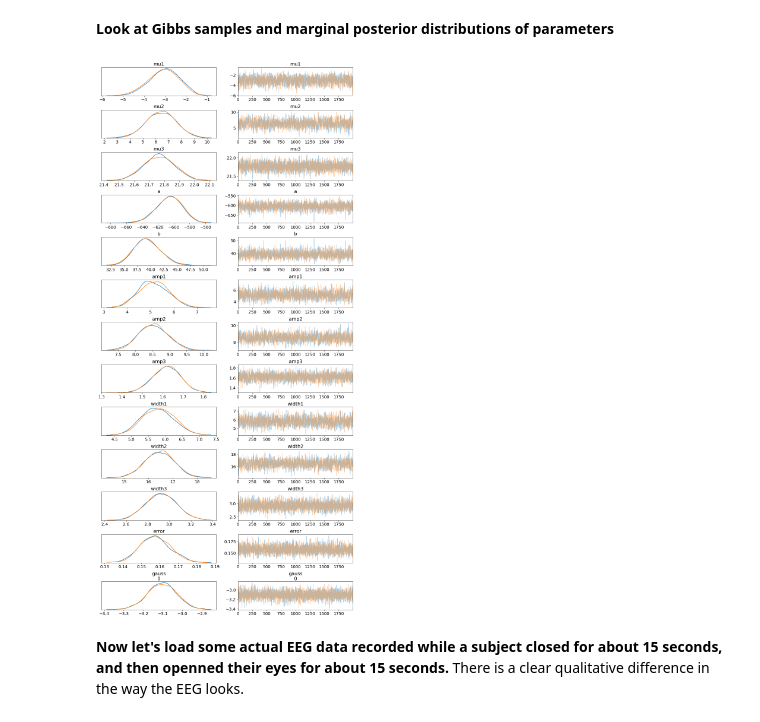
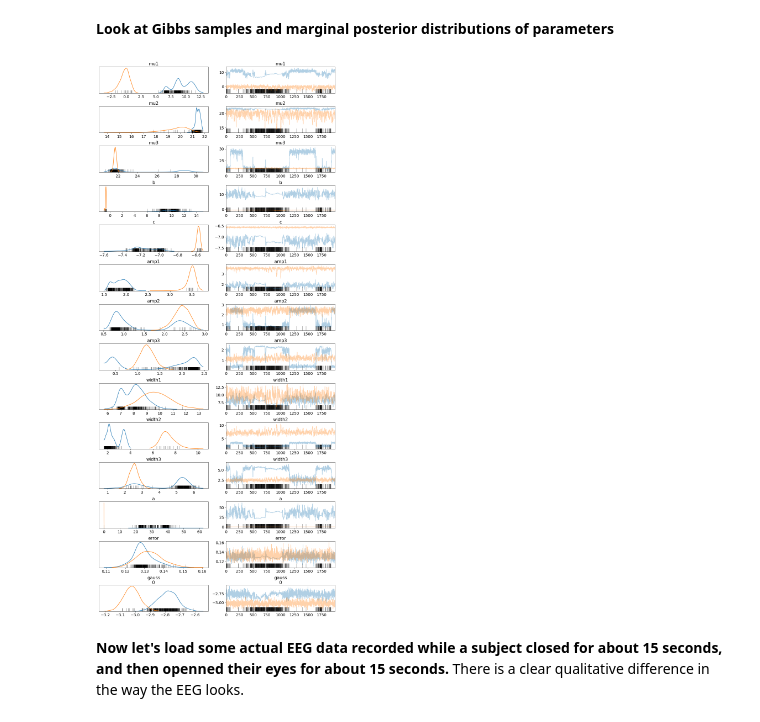
Before and after one commit to AraiKensuke/FitSpectrum, a Jupyter notebook: FitPowerSpec.ipynb, the cells around one changed output. Drawn from its saved outputs; the diff is of its cells as text; code cells hidden in the pictures.

```diff
--- a/FitPowerSpec.ipynb
+++ b/FitPowerSpec.ipynb
@@ -130,7 +130,7 @@ Now perform fit on PSD
 theseInds = _N.where(f < 55)[0]
 f_psd     = f[theseInds]
 
-#trace = do_fit_psd(f_psd, _N.log(psd_mt[theseInds]))
+trace, modelsim = do_fit_psd(f_psd, _N.log(psd_mt[theseInds]))
 y_fit = _N.percentile(trace.gauss,50,axis=0)
 plt.plot(f_psd, y_fit,'k', marker='+', ls='None', ms=5, mew=1, label='Fit')
 plt.plot(f_psd, _N.log(psd_mt[theseInds]))
@@ -140,13 +149,12 @@ plt.plot(f_psd, _N.log(psd_mt[theseInds]))
 # %% [markdown]
 **Look at Gibbs samples and marginal posterior distributions of parameters**
 # %%
-trace = do_fit_psd(f_at_obs, log_psd)
 
 import arviz as az
-with model3:
+with modelsim:
     az.plot_trace(trace);
 # %% [output]
-[figure, old version]
+[figure, new version]
 # %% [markdown]
 **Now let's load some actual EEG data recorded while a subject closed for about 15 seconds, and then openned their eyes for about 15 seconds.**
 There is a clear qualitative difference in the way the EEG looks.
```
Also changed, not shown: parts of 2 cells of this notebook.
